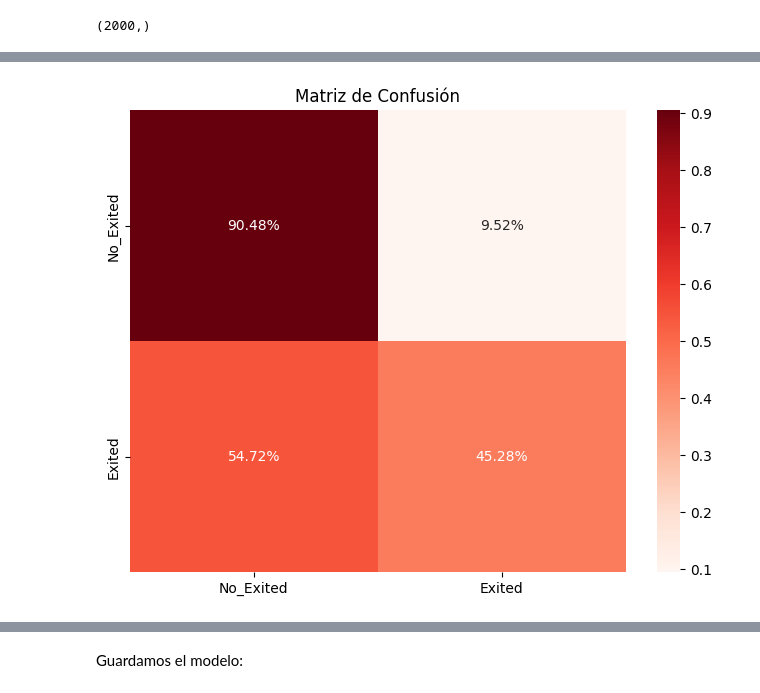
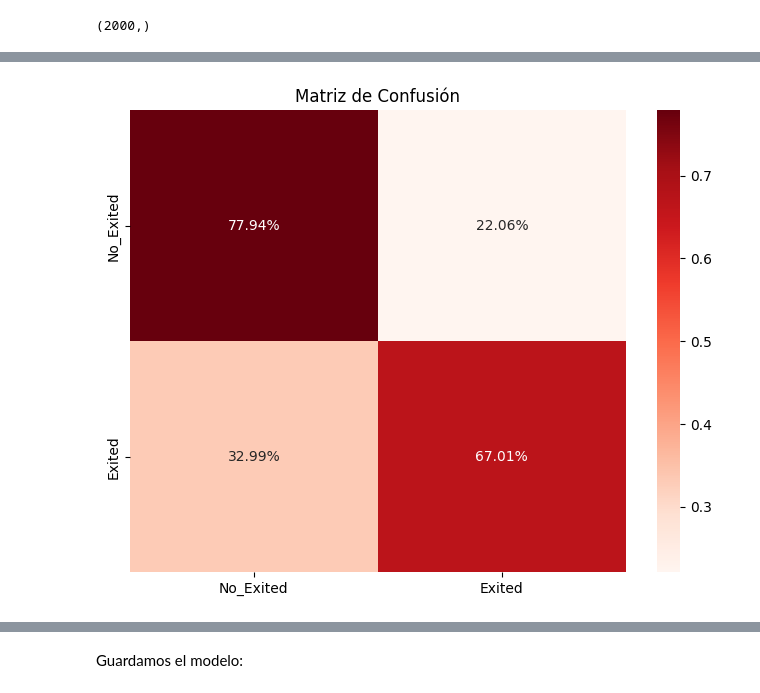
Before and after one commit to StevenNoboa/Proyecto_Machine_Learning_Bank_Customer_Churn_Detection, a Jupyter notebook: noteooks/Entrenamiento_Ev_ProyectoML_3.ipynb, the cells around one changed output, grey strips where cells are left out. Saved outputs shown, nothing was run; the diff lists cells and outputs as text; code cells hidden in the pictures.

```diff
--- a/noteooks/Entrenamiento_Ev_ProyectoML_3.ipynb
+++ b/noteooks/Entrenamiento_Ev_ProyectoML_3.ipynb
@@ -553,11 +553,11 @@ Confusion Matrix:
 # %%
-conf_matrix_test = confusion_matrix(y_pred_test, y_t, normalize='true')
+conf_matrix_test = confusion_matrix(y_t, y_pred_test, normalize='true')
 
 plt.figure(figsize=(8, 6))
 sns.heatmap(conf_matrix_test, annot=True, fmt=".2%", cmap='Reds', xticklabels=['No_Exited', 'Exited'], yticklabels=['No_Exited', 'Exited'])
 plt.title('Matriz de Confusión');
 # %% [output]
-[figure, old version]
+[figure, new version]
 # %%
 from sklearn.metrics import roc_curve, precision_recall_curve
 
```
Also changed, not shown: parts of 4 cells of this notebook, 1 other file.
